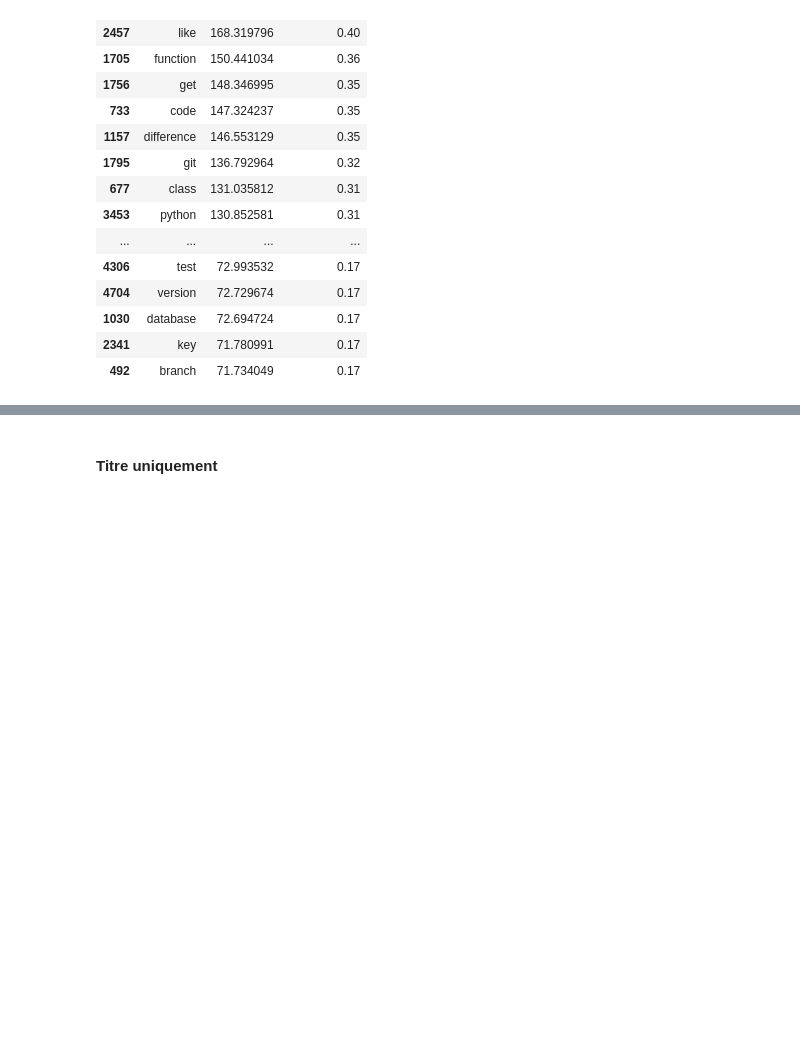
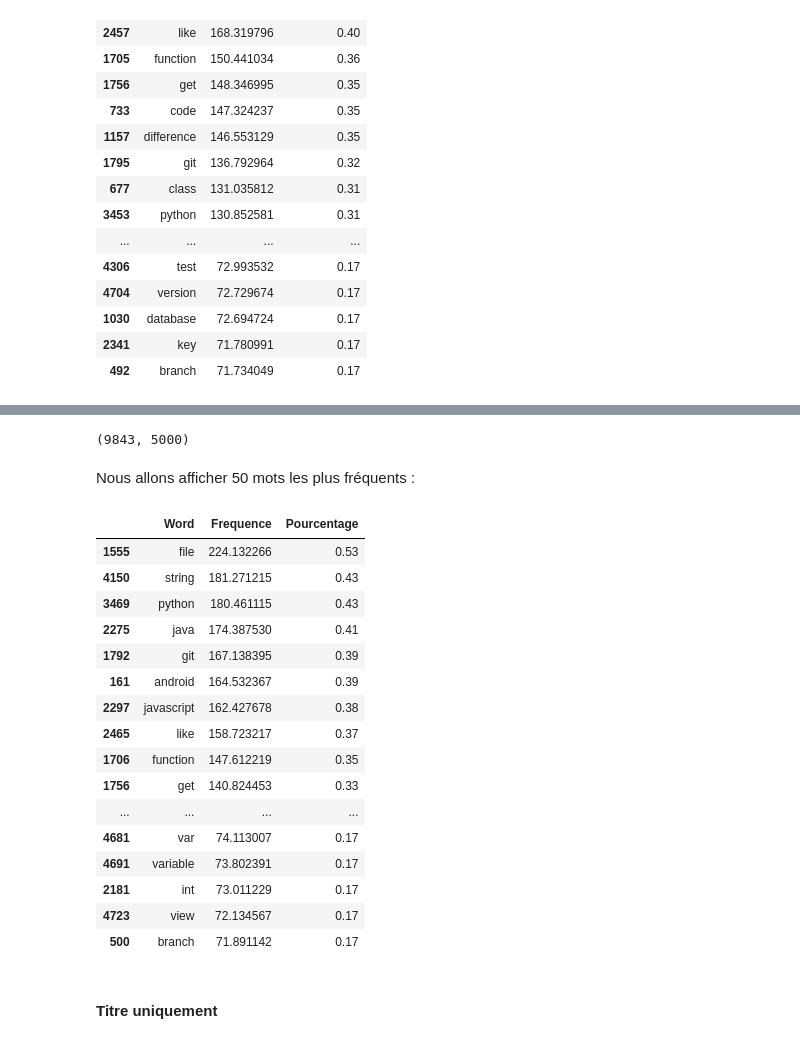
Before and after one commit to Lenka-St/Projet5, a Jupyter notebook: Notebook1_Analyse_exploratoire.ipynb, the cells around one changed output, grey strips where cells are left out. Drawn from its saved outputs; the diff is of its cells as text; code cells hidden in the pictures; blank space fills up the shorter version.

```diff
--- a/Notebook1_Analyse_exploratoire.ipynb
+++ b/Notebook1_Analyse_exploratoire.ipynb
@@ -946,3 +1033,48 @@ freq_features_tfidf[:50]
+# %%
+X_train_complet_tfidf = tf_idf.fit_transform(X_train['post_complet'])
+
+# Numpy arrays are easy to work with, so convert the result to an
+# array
+X_train_complet_tfidf = X_train_complet_tfidf.toarray()
+# %%
+# Second execution
+X_train_complet_tfidf.shape
+# %% [output]
+(9843, 5000)
+# %%
+# Second execution
+# Create a vocabulary of features
+X_train_complet_vocab_tfidf = tf_idf.get_feature_names()
+# %%
+# Second execution
+# Sum up the counts of each vocabulary word
+X_train_complet_dist_tfidf = np.sum(X_train_complet_tfidf, axis=0)
+# %% [markdown]
+Nous allons afficher 50 mots les plus fréquents :
+# %%
+freq_features_tfidf = DataFrame(zip(X_train_complet_vocab_tfidf, X_train_complet_dist_tfidf))
+freq_features_tfidf.rename({0:'Word', 1:'Frequence'}, axis = 1, inplace = True)
+freq_features_tfidf.sort_values(['Frequence'], inplace = True, ascending=False)
+freq_features_tfidf['Pourcentage'] = round(freq_features_tfidf['Frequence']*100/sum(freq_features_tfidf['Frequence']),2)
+freq_features_tfidf[:50]
+# %% [output]
+|  | Word | Frequence | Pourcentage |
+| 1555 | file | 224.132266 | 0.53 |
+| 4150 | string | 181.271215 | 0.43 |
+| 3469 | python | 180.461115 | 0.43 |
+| 2275 | java | 174.387530 | 0.41 |
+| 1792 | git | 167.138395 | 0.39 |
+| 161 | android | 164.532367 | 0.39 |
+| 2297 | javascript | 162.427678 | 0.38 |
+| 2465 | like | 158.723217 | 0.37 |
+| 1706 | function | 147.612219 | 0.35 |
+| 1756 | get | 140.824453 | 0.33 |
+| ... | ... | ... | ... |
+| 4681 | var | 74.113007 | 0.17 |
+| 4691 | variable | 73.802391 | 0.17 |
+| 2181 | int | 73.011229 | 0.17 |
+| 4723 | view | 72.134567 | 0.17 |
+| 500 | branch | 71.891142 | 0.17 |
 # %% [markdown]
 #### Titre uniquement
 # %%
```
Also changed, not shown: parts of 19 cells of this notebook.
